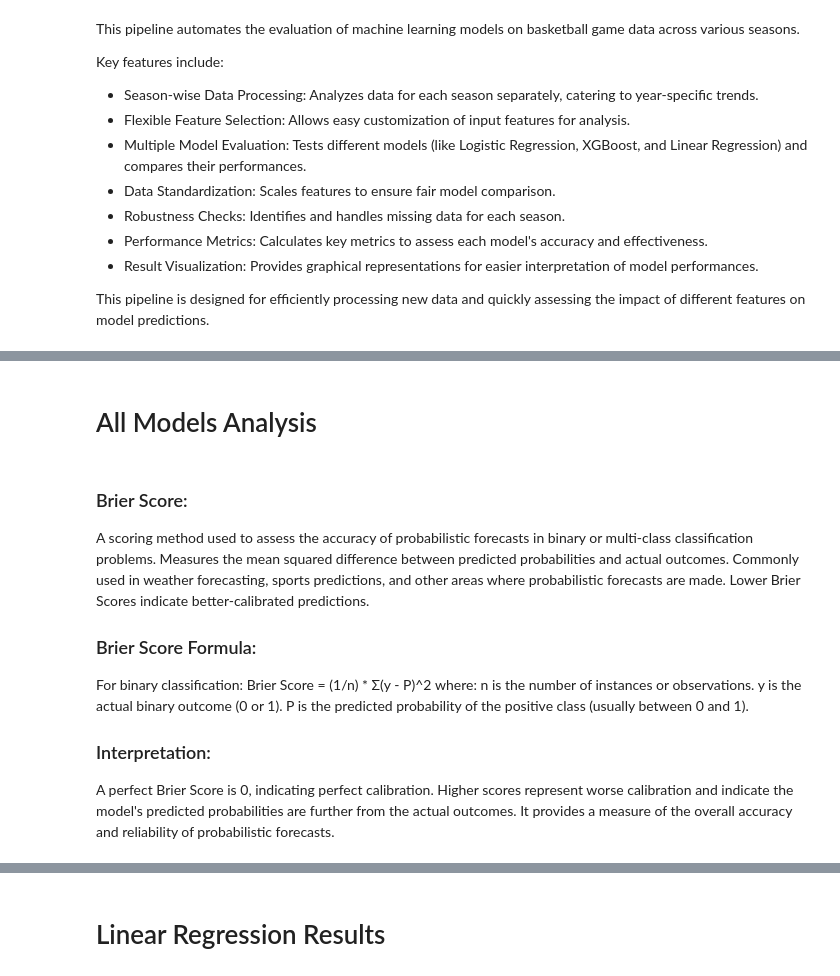
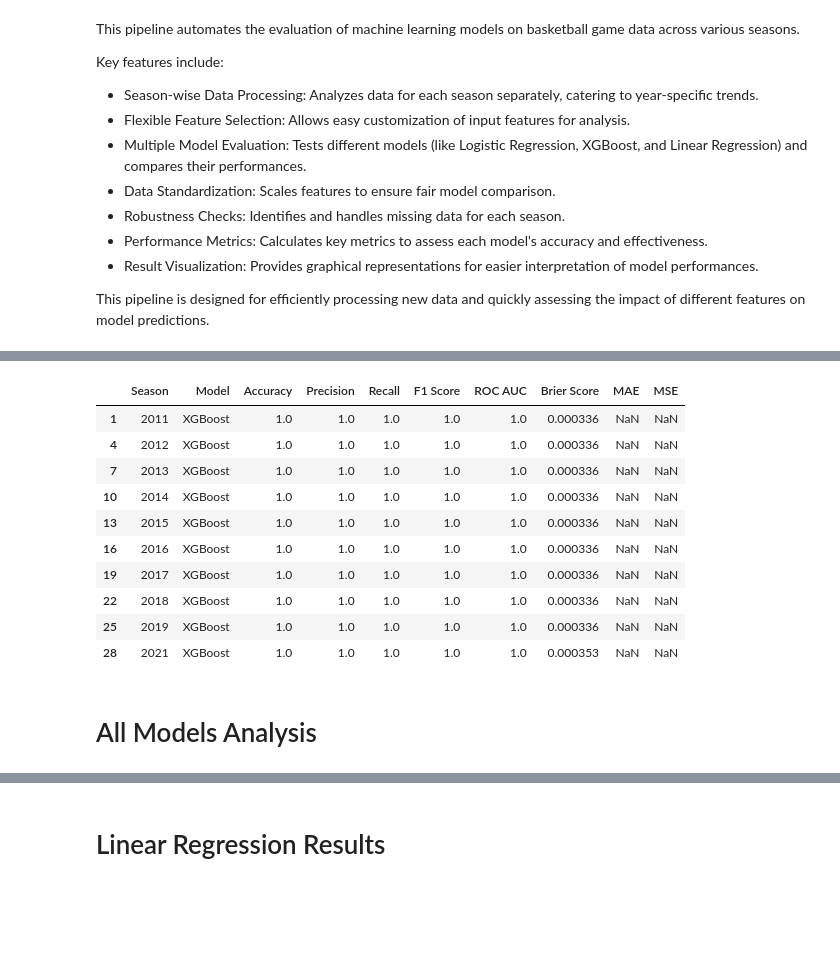
Before and after one commit to joshmccoy2/NCAA_March_Madness, a Jupyter notebook: V1_New.ipynb, the cells around one changed output, grey strips where cells are left out. Cells and saved outputs as stored; diff of their text form; code cells hidden in the pictures; blank space fills up the shorter version.

```diff
--- a/V1_New.ipynb
+++ b/V1_New.ipynb
@@ -996,26 +404,21 @@ classification_df = results_df[results_df['Model'] != 'Linear Regression']
 logistic_df = results_df[results_df['Model'] == 'Logistic Regression']
 xgBoost_df = results_df[results_df['Model'] == 'XGBoost']
+# %%
+xgBoost_df
+# %% [output]
+|  | Season | Model | Accuracy | Precision | Recall | F1 Score | ROC AUC | Brier Score | MAE | MSE |
+| 1 | 2011 | XGBoost | 1.0 | 1.0 | 1.0 | 1.0 | 1.0 | 0.000336 | NaN | NaN |
+| 4 | 2012 | XGBoost | 1.0 | 1.0 | 1.0 | 1.0 | 1.0 | 0.000336 | NaN | NaN |
+| 7 | 2013 | XGBoost | 1.0 | 1.0 | 1.0 | 1.0 | 1.0 | 0.000336 | NaN | NaN |
+| 10 | 2014 | XGBoost | 1.0 | 1.0 | 1.0 | 1.0 | 1.0 | 0.000336 | NaN | NaN |
+| 13 | 2015 | XGBoost | 1.0 | 1.0 | 1.0 | 1.0 | 1.0 | 0.000336 | NaN | NaN |
+| 16 | 2016 | XGBoost | 1.0 | 1.0 | 1.0 | 1.0 | 1.0 | 0.000336 | NaN | NaN |
+| 19 | 2017 | XGBoost | 1.0 | 1.0 | 1.0 | 1.0 | 1.0 | 0.000336 | NaN | NaN |
+| 22 | 2018 | XGBoost | 1.0 | 1.0 | 1.0 | 1.0 | 1.0 | 0.000336 | NaN | NaN |
+| 25 | 2019 | XGBoost | 1.0 | 1.0 | 1.0 | 1.0 | 1.0 | 0.000336 | NaN | NaN |
+| 28 | 2021 | XGBoost | 1.0 | 1.0 | 1.0 | 1.0 | 1.0 | 0.000353 | NaN | NaN |
 # %% [markdown]
 # All Models Analysis
-# %% [markdown]
-### Brier Score:
-A scoring method used to assess the accuracy of probabilistic forecasts in binary or multi-class classification problems.
-Measures the mean squared difference between predicted probabilities and actual outcomes.
-Commonly used in weather forecasting, sports predictions, and other areas where probabilistic forecasts are made.
-Lower Brier Scores indicate better-calibrated predictions.
-
-### Brier Score Formula:
-For binary classification:
-Brier Score = (1/n) * Σ(y - P)^2
-where:
-n is the number of instances or observations.
-y is the actual binary outcome (0 or 1).
-P is the predicted probability of the positive class (usually between 0 and 1).
-
-### Interpretation:
-A perfect Brier Score is 0, indicating perfect calibration.
-Higher scores represent worse calibration and indicate the model's predicted probabilities are further from the actual outcomes.
-It provides a measure of the overall accuracy and reliability of probabilistic forecasts.
 # %%
 # Compare Brier Score across 3 models
 brier_score_column_name = 'Brier Score'
```
Also changed, not shown: parts of 84 cells of this notebook, 1 other file.
